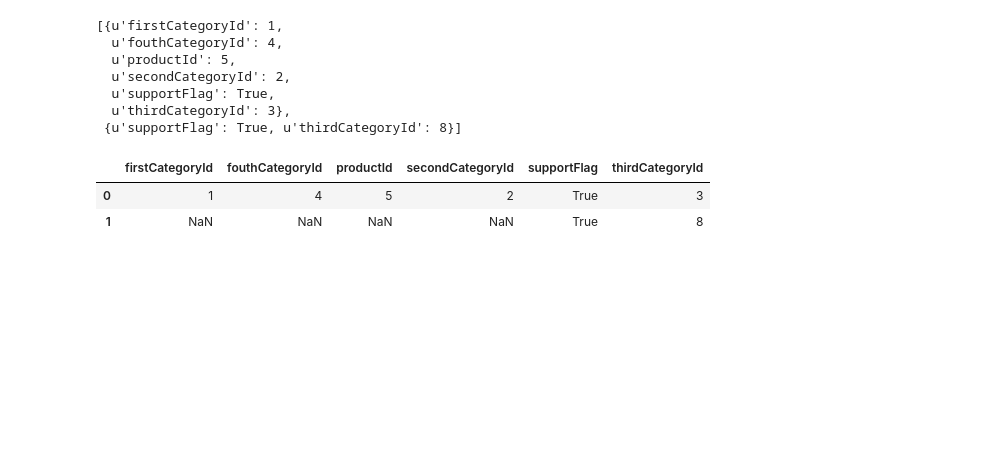
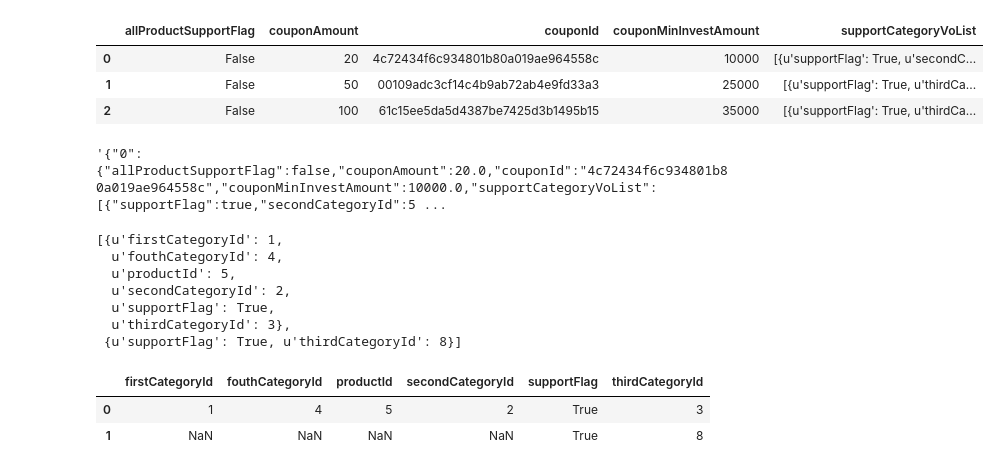
Before and after one commit to HY0095/d07_optimize, a Jupyter notebook: pyhton_json.ipynb, the cells around one changed output. Saved outputs shown, nothing was run; the diff lists cells and outputs as text; code cells hidden in the pictures; blank space fills up the shorter version.

```diff
--- a/pyhton_json.ipynb
+++ b/pyhton_json.ipynb
@@ -9,6 +9,17 @@ product_path = 'product_json.txt'
 coupon_path  = 'coupon_json.txt'
 # %%
 coupon_json= json.load(open(coupon_path,'r'))
+aaa = pd.DataFrame(coupon_json)
+aaa
+# %% [output]
+|  | allProductSupportFlag | couponAmount | couponId | couponMinInvestAmount | supportCategoryVoList |
+| 0 | False | 20 | 4c72434f6c934801b80a019ae964558c | 10000 | [{u'supportFlag': True, u'secondC... |
+| 1 | False | 50 | 00109adc3cf14c4b9ab72ab4e9fd33a3 | 25000 | [{u'supportFlag': True, u'thirdCa... |
+| 2 | False | 100 | 61c15ee5da5d4387be7425d3b1495b15 | 35000 | [{u'supportFlag': True, u'thirdCa... |
+# %%
+pd.DataFrame.to_json(pd.DataFrame(aaa.iloc[0]))
+# %% [output]
+'{"0":{"allProductSupportFlag":false,"couponAmount":20.0,"couponId":"4c72434f6c934801b80a019ae964558c","couponMinInvestAmount":10000.0,"supportCategoryVoList":[{"supportFlag":true,"secondCategoryId":5 ...
 # %%
 encodejson = json.dumps(coupon_json, sort_keys= True)
 # %%
```
Also changed, not shown: 9 other files.
